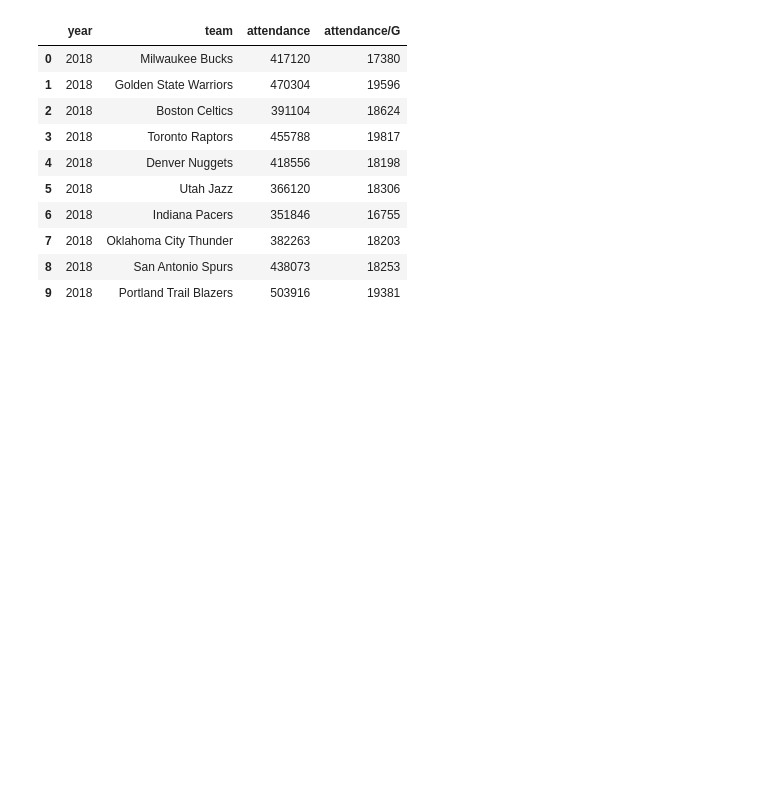
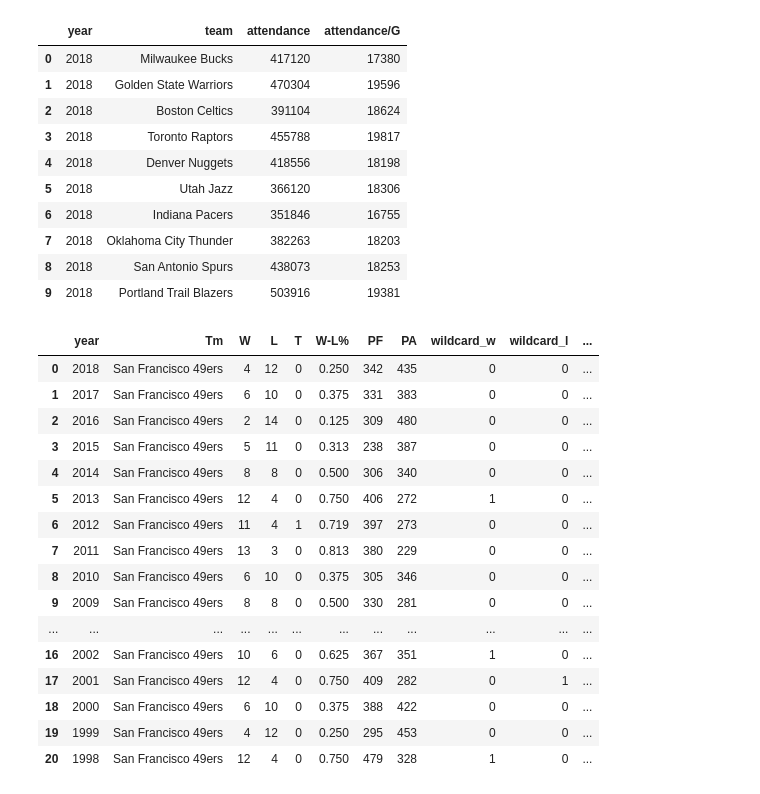
Before and after one commit to Git-hSin/TeamPerformanceCommImpact, a Jupyter notebook: tim_sports/tim_sports.ipynb, the cells around one changed output. Drawn from its saved outputs; the diff is of its cells as text; code cells hidden in the pictures; blank space fills up the shorter version.

```diff
--- a/tim_sports/tim_sports.ipynb
+++ b/tim_sports/tim_sports.ipynb
@@ -102,3 +108,24 @@ nba_attendance_df.head(10)
 | 7 | 2018 | Oklahoma City Thunder | 382263 | 18203 |
 | 8 | 2018 | San Antonio Spurs | 438073 | 18253 |
 | 9 | 2018 | Portland Trail Blazers | 503916 | 19381 |
+# %%
+sf_49ers_df = nfl_df[nfl_df["Tm"] == "San Francisco 49ers"].reset_index(drop=True)
+sf_49ers_df
+# %% [output]
+|  | year | Tm | W | L | T | W-L% | PF | PA | wildcard_w | wildcard_l | ... |
+| 0 | 2018 | San Francisco 49ers | 4 | 12 | 0 | 0.250 | 342 | 435 | 0 | 0 | ... |
+| 1 | 2017 | San Francisco 49ers | 6 | 10 | 0 | 0.375 | 331 | 383 | 0 | 0 | ... |
+| 2 | 2016 | San Francisco 49ers | 2 | 14 | 0 | 0.125 | 309 | 480 | 0 | 0 | ... |
+| 3 | 2015 | San Francisco 49ers | 5 | 11 | 0 | 0.313 | 238 | 387 | 0 | 0 | ... |
+| 4 | 2014 | San Francisco 49ers | 8 | 8 | 0 | 0.500 | 306 | 340 | 0 | 0 | ... |
+| 5 | 2013 | San Francisco 49ers | 12 | 4 | 0 | 0.750 | 406 | 272 | 1 | 0 | ... |
+| 6 | 2012 | San Francisco 49ers | 11 | 4 | 1 | 0.719 | 397 | 273 | 0 | 0 | ... |
+| 7 | 2011 | San Francisco 49ers | 13 | 3 | 0 | 0.813 | 380 | 229 | 0 | 0 | ... |
+| 8 | 2010 | San Francisco 49ers | 6 | 10 | 0 | 0.375 | 305 | 346 | 0 | 0 | ... |
+| 9 | 2009 | San Francisco 49ers | 8 | 8 | 0 | 0.500 | 330 | 281 | 0 | 0 | ... |
+| ... | ... | ... | ... | ... | ... | ... | ... | ... | ... | ... | ... |
+| 16 | 2002 | San Francisco 49ers | 10 | 6 | 0 | 0.625 | 367 | 351 | 1 | 0 | ... |
+| 17 | 2001 | San Francisco 49ers | 12 | 4 | 0 | 0.750 | 409 | 282 | 0 | 1 | ... |
+| 18 | 2000 | San Francisco 49ers | 6 | 10 | 0 | 0.375 | 388 | 422 | 0 | 0 | ... |
+| 19 | 1999 | San Francisco 49ers | 4 | 12 | 0 | 0.250 | 295 | 453 | 0 | 0 | ... |
+| 20 | 1998 | San Francisco 49ers | 12 | 4 | 0 | 0.750 | 479 | 328 | 1 | 0 | ... |
```
Also changed, not shown: parts of 1 cell of this notebook, 1 other file.
